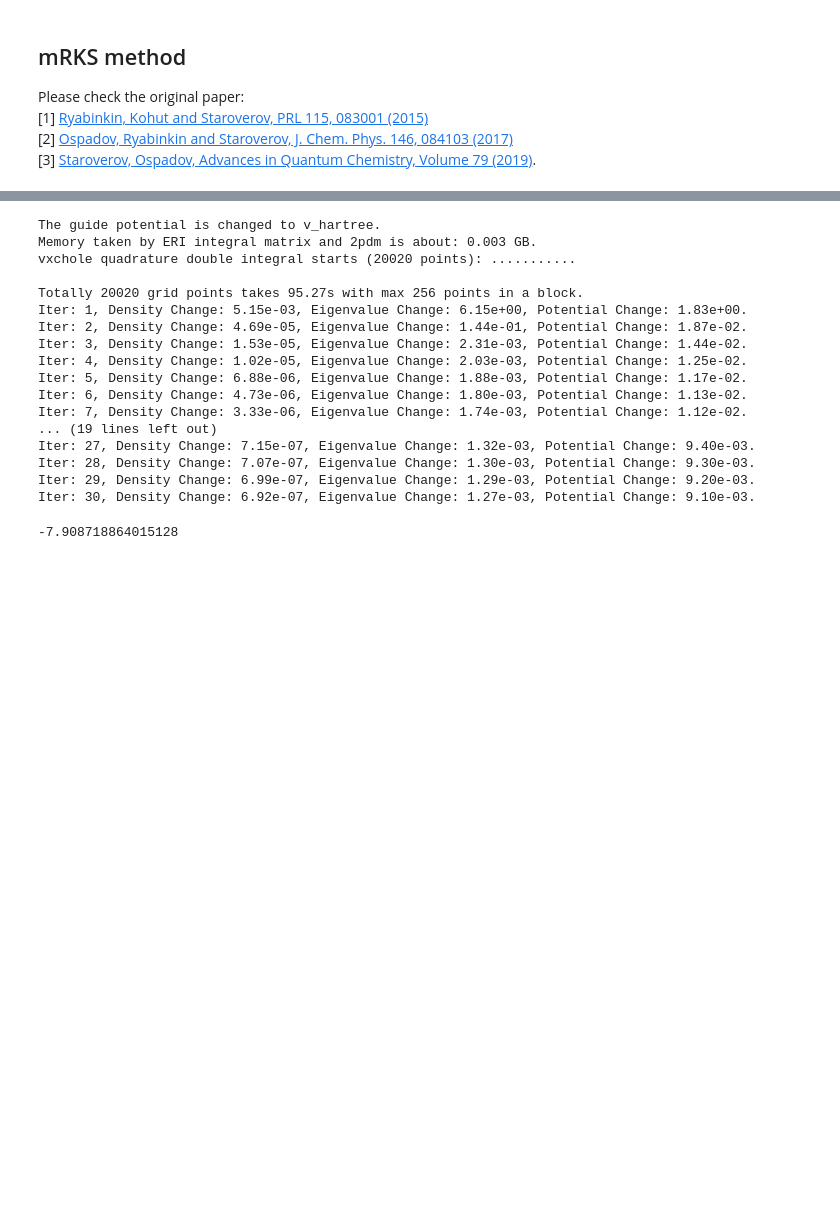
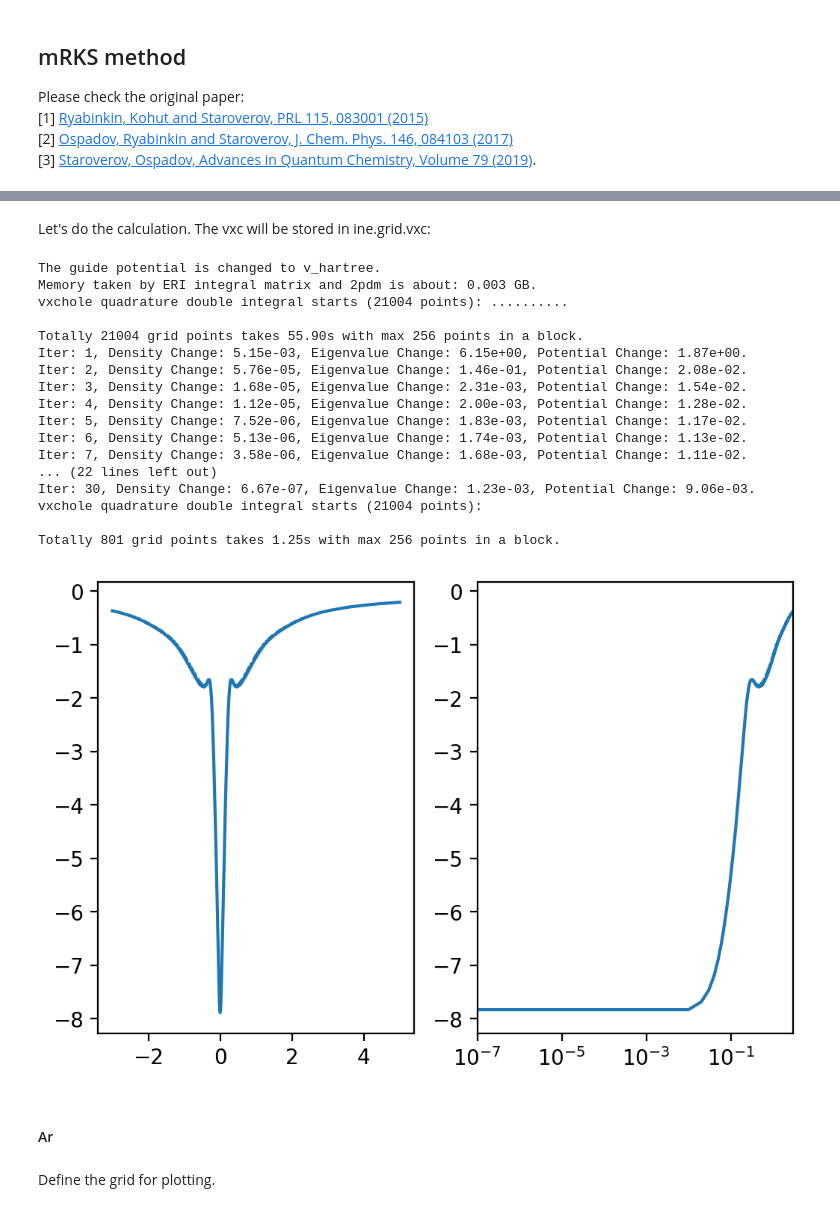
Before and after one commit to wasserman-group/n2v_examples, a Jupyter notebook: mRKS/Nobel_Gas.ipynb, the cells around one changed output, grey strips where cells are left out. Drawn from its saved outputs; the diff is of its cells as text; code cells hidden in the pictures; blank space fills up the shorter version.

```diff
--- a/mRKS/Nobel_Gas.ipynb
+++ b/mRKS/Nobel_Gas.ipynb
@@ -42,0 +50,5 @@ ine = n2v.Inverter(wfn)
+# %%
+x = np.linspace(-3,5,801)
+y = [0]
+z = [0]
+grid, shape = ine.generate_grids(x,y,z)
@@ -43,31 +68,33 @@ ine = n2v.Inverter(wfn)
+# %% [markdown]
+Let's do the calculation. The vxc will be stored in ine.grid.vxc:
 # %%
-ine.invert("mRKS", opt_max_iter=30, frac_old=0.8, init="scan")
+ine.invert("mRKS", vxc_grid=grid, opt_max_iter=30, frac_old=0.8, init="scan")
 # %% [output]
 The guide potential is changed to v_hartree.
 Memory taken by ERI integral matrix and 2pdm is about: 0.003 GB.
-vxchole quadrature double integral starts (20020 points): ...........
+vxchole quadrature double integral starts (21004 points): ..........
 
-Totally 20020 grid points takes 95.27s with max 256 points in a block.
-Iter: 1, Density Change: 5.15e-03, Eigenvalue Change: 6.15e+00, Potential Change: 1.83e+00.
-Iter: 2, Density Change: 4.69e-05, Eigenvalue Change: 1.44e-01, Potential Change: 1.87e-02.
-Iter: 3, Density Change: 1.53e-05, Eigenvalue Change: 2.31e-03, Potential Change: 1.44e-02.
-Iter: 4, Density Change: 1.02e-05, Eigenvalue Change: 2.03e-03, Potential Change: 1.25e-02.
-Iter: 5, Density Change: 6.88e-06, Eigenvalue Change: 1.88e-03, Potential Change: 1.17e-02.
-Iter: 6, Density Change: 4.73e-06, Eigenvalue Change: 1.80e-03, Potential Change: 1.13e-02.
-Iter: 7, Density Change: 3.33e-06, Eigenvalue Change: 1.74e-03, Potential Change: 1.12e-02.
-... (19 lines left out)
-Iter: 27, Density Change: 7.15e-07, Eigenvalue Change: 1.32e-03, Potential Change: 9.40e-03.
-Iter: 28, Density Change: 7.07e-07, Eigenvalue Change: 1.30e-03, Potential Change: 9.30e-03.
-Iter: 29, Density Change: 6.99e-07, Eigenvalue Change: 1.29e-03, Potential Change: 9.20e-03.
-Iter: 30, Density Change: 6.92e-07, Eigenvalue Change: 1.27e-03, Potential Change: 9.10e-03.
+Totally 21004 grid points takes 55.90s with max 256 points in a block.
+Iter: 1, Density Change: 5.15e-03, Eigenvalue Change: 6.15e+00, Potential Change: 1.87e+00.
+Iter: 2, Density Change: 5.76e-05, Eigenvalue Change: 1.46e-01, Potential Change: 2.08e-02.
+Iter: 3, Density Change: 1.68e-05, Eigenvalue Change: 2.31e-03, Potential Change: 1.54e-02.
+Iter: 4, Density Change: 1.12e-05, Eigenvalue Change: 2.00e-03, Potential Change: 1.28e-02.
+Iter: 5, Density Change: 7.52e-06, Eigenvalue Change: 1.83e-03, Potential Change: 1.17e-02.
+Iter: 6, Density Change: 5.13e-06, Eigenvalue Change: 1.74e-03, Potential Change: 1.13e-02.
+Iter: 7, Density Change: 3.58e-06, Eigenvalue Change: 1.68e-03, Potential Change: 1.11e-02.
+... (22 lines left out)
+Iter: 30, Density Change: 6.67e-07, Eigenvalue Change: 1.23e-03, Potential Change: 9.06e-03.
+vxchole quadrature double integral starts (21004 points):
+
+Totally 801 grid points takes 1.25s with max 256 points in a block.
-# %%
-x,y,z,_ = ine.Vpot.get_np_xyzw()
-
-mask = np.bitwise_and(np.isclose(y, 0), np.isclose(z,0))
-order = np.argsort(x[mask])
-
-x_plot = x[mask][order]
-vxc_plot = ine.grid.vxc[mask][order]
-np.min(vxc_plot)
-# %% [output]
--7.908718864015128
+# %%
+fig, axes = plt.subplots(1,2,dpi=200)
+axes[0].plot(x, ine.grid.vxc, label="vxc")
+#
+axes[1].plot(x, ine.grid.vxc, label="vxc")
+axes[1].set_xlim(1e-7, 3)
+axes[1].set_xscale("log")
+# %% [output]
+[figure, added]
+# %% [markdown]
+#### Ar
@@ -73,0 +122,2 @@ np.min(vxc_plot)
+# %% [markdown]
+Define the grid for plotting.
```
Also changed, not shown: parts of 19 cells of this notebook, 9 other files.
